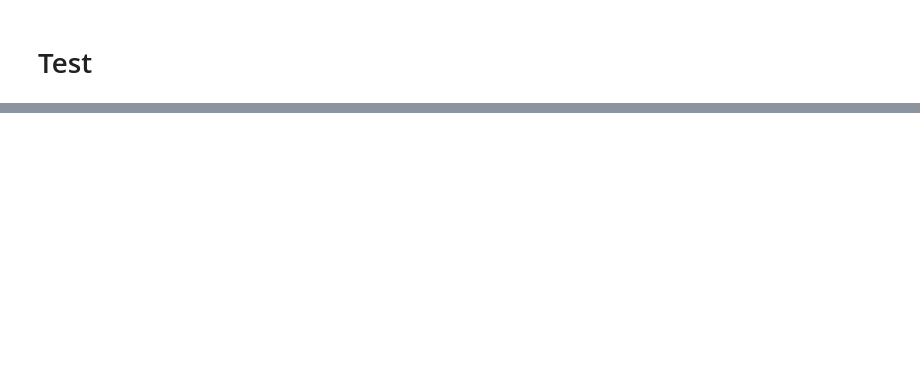
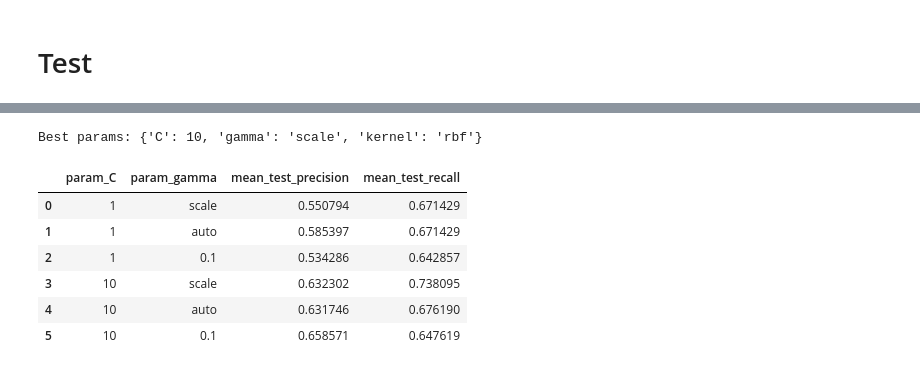
Before and after one commit to Quantum-Odyssey/Quantathon, a Jupyter notebook: notebooks/svm_water_potability.ipynb, the cells around one changed output, grey strips where cells are left out. Cells and saved outputs as stored; diff of their text form; code cells hidden in the pictures; blank space fills up the shorter version.

```diff
--- a/notebooks/svm_water_potability.ipynb
+++ b/notebooks/svm_water_potability.ipynb
@@ -19,12 +67,22 @@ data = data.drop("Potability", axis = 1) # quitar potabilidad
 # Pre-proccess data
 # %%
 data_train, data_test, potability_train, potability_test = \
-train_test_split(data, potability, test_size=.2, random_state=42)
+train_test_split(data, potability, test_size=.2, random_state=RANDOM_SEED)
+
+
+
+#scaler = MinMaxScaler(feature_range=(0, 2 * pi))
 
 scaler = StandardScaler()
 
 data_train_scaled = scaler.fit_transform(data_train)
 data_test_scaled = scaler.transform(data_test)
+
+pca = PCA(n_components = 4, random_state=RANDOM_SEED)
+
+data_train_scaled = pca.fit_transform(data_train_scaled)
+
+data_test_scaled = pca.transform(data_test_scaled)
 # %% [markdown]
 # SVM
 # %%
@@ -54,0 +154,25 @@ weighted avg       0.69      0.67      0.64       403
+# %%
+results = DataFrame(grid_search.cv_results_)
+
+
+results.to_csv("laMambaNegra.csv")
+
+print(f'Best params: {grid_search.best_params_}')
+
+results[
+    [
+        "param_C",
+        "param_gamma",
+        "mean_test_precision",
+        "mean_test_recall",
+    ]
+]
+# %% [output]
+Best params: {'C': 10, 'gamma': 'scale', 'kernel': 'rbf'}
+|  | param_C | param_gamma | mean_test_precision | mean_test_recall |
+| 0 | 1 | scale | 0.550794 | 0.671429 |
+| 1 | 1 | auto | 0.585397 | 0.671429 |
+| 2 | 1 | 0.1 | 0.534286 | 0.642857 |
+| 3 | 10 | scale | 0.632302 | 0.738095 |
+| 4 | 10 | auto | 0.631746 | 0.676190 |
+| 5 | 10 | 0.1 | 0.658571 | 0.647619 |
```
Also changed, not shown: parts of 15 cells of this notebook, 1 other file.
